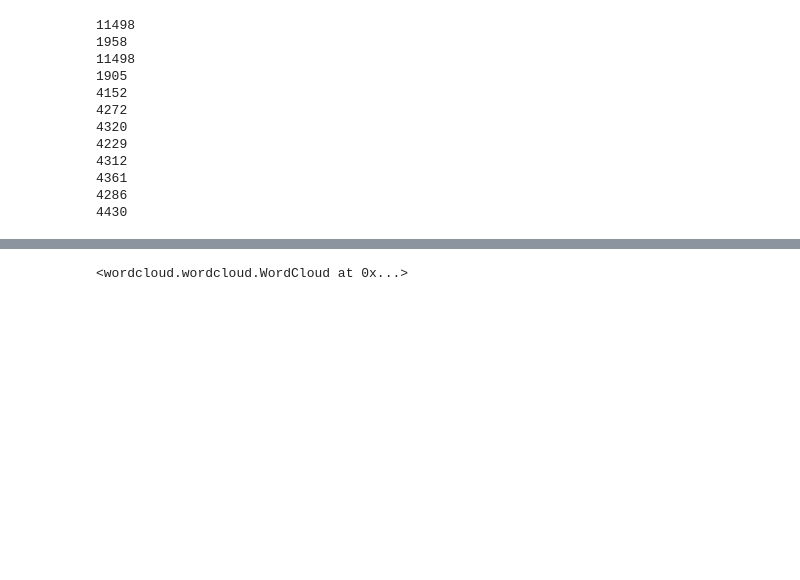
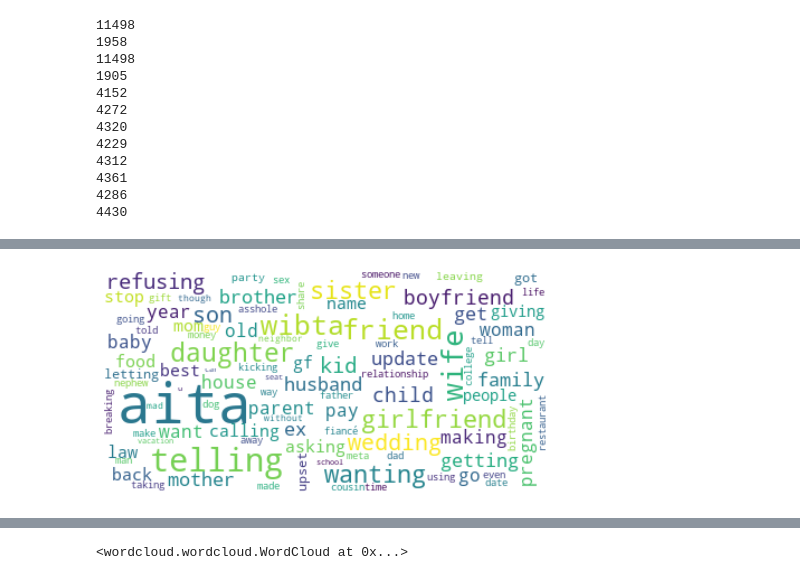
Before and after one commit to Andrew-Sai/reddit-aita, a Jupyter notebook: reddit-aita-preparation.ipynb, the cells around one changed output, grey strips where cells are left out. Saved outputs shown, nothing was run; the diff lists cells and outputs as text; code cells hidden in the pictures; blank space fills up the shorter version.

```diff
--- a/reddit-aita-preparation.ipynb
+++ b/reddit-aita-preparation.ipynb
@@ -261,0 +305,6 @@ plt.show()
+# %%
+plt.imshow(title_wordcloud, interpolation='bilinear')
+plt.axis("off")
+plt.show()
+# %% [output]
+[figure, added]
```
Also changed, not shown: parts of 38 cells of this notebook.
